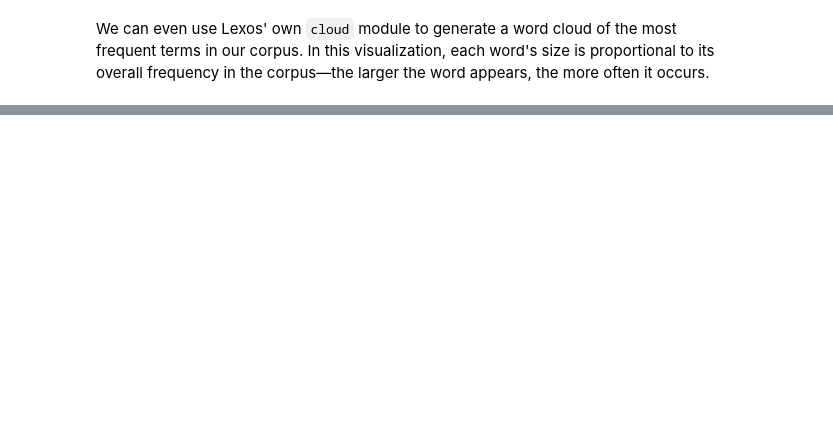
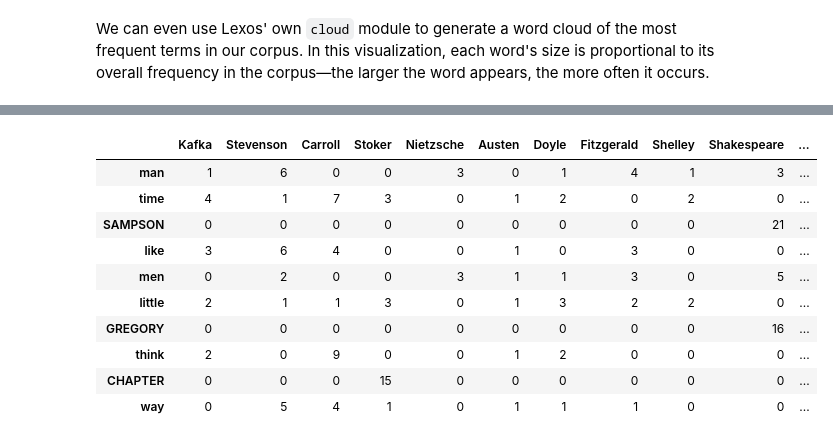
Before and after one commit to mangabe16/lexos, a Jupyter notebook: doc_src/docs/tutorials/dtm/tutorial.ipynb, the cells around one changed output, grey strips where cells are left out. Saved outputs shown, nothing was run; the diff lists cells and outputs as text; code cells hidden in the pictures; blank space fills up the shorter version.

```diff
--- a/doc_src/docs/tutorials/dtm/tutorial.ipynb
+++ b/doc_src/docs/tutorials/dtm/tutorial.ipynb
@@ -791,0 +338,21 @@ uv run pytest --cov=src/lexos/dtm --cov-report=html tests/dtm
+# %%
+# Import the Loader class
+from lexos.io.loader import Loader
+
+# We loaded the Tokenizer class above, but this is in case you are skipping ahead and need to import it again
+from lexos.tokenizer import Tokenizer
+
+# Load the files
+loader = Loader()
+loader.load(["txt_files"])
+
+# Get labels for each text
+labels = loader.names
+
+# Limit each text to first characters 2000 to 7000
+# This is to avoid memory issues with very large texts
+texts = [text[2000:7000] for text in loader.texts]
+
+# Tokenize the documents - this may take a while
+tokenizer = Tokenizer(model="en_core_web_sm")
+docs = list(tokenizer.make_docs(texts))
@@ -791,0 +381,25 @@ uv run pytest --cov=src/lexos/dtm --cov-report=html tests/dtm
+# %%
+# Rename the labels for clarity
+labels = ["Kafka", "Stevenson", "Carroll", "Stoker", "Nietzsche", "Austen", "Doyle", "Fitzgerald", "Shelley", "Shakespeare", "Wilde"]
+
+# Clean the docs
+cleaned_docs = []
+for doc in docs:
+    tokens = [token.text for token in doc if not (token.is_space or token.is_punct or token.is_digit or token.is_stop)]
+    cleaned_docs.append(tokens)
+
+dtm = DTM()
+dtm(cleaned_docs, labels)
+dtm.to_df(sum=True, by="Total", ascending=False).head(10)
+# %% [output]
+|  | Kafka | Stevenson | Carroll | Stoker | Nietzsche | Austen | Doyle | Fitzgerald | Shelley | Shakespeare | ... |
+| man | 1 | 6 | 0 | 0 | 3 | 0 | 1 | 4 | 1 | 3 | ... |
+| time | 4 | 1 | 7 | 3 | 0 | 1 | 2 | 0 | 2 | 0 | ... |
+| SAMPSON | 0 | 0 | 0 | 0 | 0 | 0 | 0 | 0 | 0 | 21 | ... |
+| like | 3 | 6 | 4 | 0 | 0 | 1 | 0 | 3 | 0 | 0 | ... |
+| men | 0 | 2 | 0 | 0 | 3 | 1 | 1 | 3 | 0 | 5 | ... |
+| little | 2 | 1 | 1 | 3 | 0 | 1 | 3 | 2 | 2 | 0 | ... |
+| GREGORY | 0 | 0 | 0 | 0 | 0 | 0 | 0 | 0 | 0 | 16 | ... |
+| think | 2 | 0 | 9 | 0 | 0 | 1 | 2 | 0 | 0 | 0 | ... |
+| CHAPTER | 0 | 0 | 0 | 15 | 0 | 0 | 0 | 0 | 0 | 0 | ... |
+| way | 0 | 5 | 4 | 1 | 0 | 1 | 1 | 1 | 0 | 0 | ... |
```
Also changed, not shown: parts of 116 cells of this notebook, 2 other files.
